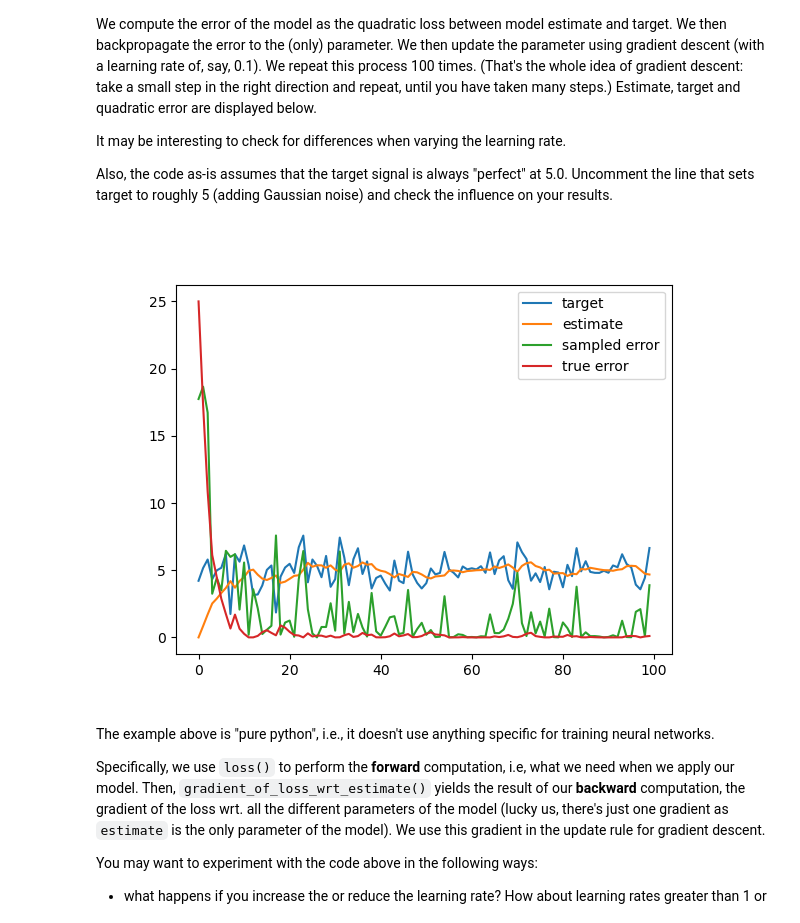
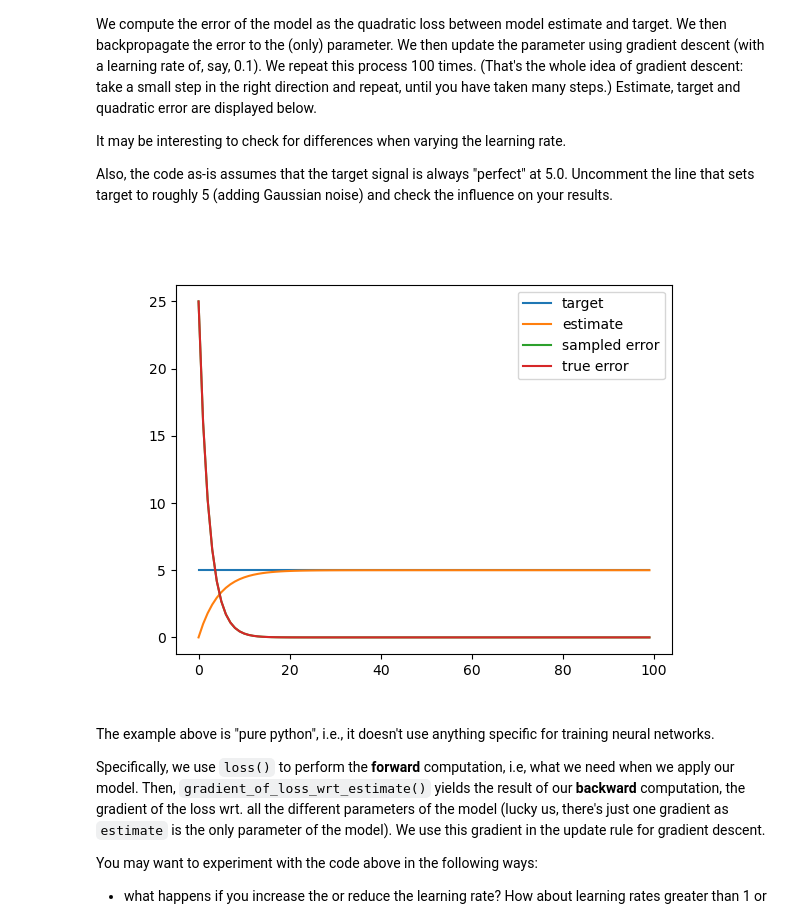
Before and after one commit to timobaumann/fobi-neuronale-netze, a Jupyter notebook: PyTorch.ipynb, the cells around one changed output. Saved outputs shown, nothing was run; the diff lists cells and outputs as text; code cells hidden in the pictures.

```diff
--- a/PyTorch.ipynb
+++ b/PyTorch.ipynb
@@ -57,35 +57,35 @@ def loss(estimate, target):
     very standard quadratic loss.
     by taking the square, we neglect small errors and amplify large errors
     (and we automatically neglect the sign of the error)
     '''
     return (target - estimate) ** 2
 
 def gradient_of_loss_wrt_estimate(estimate, target):
     '''
     computes how the loss changes when the estimate changes
     This is the derivative of the loss function
     '''
     return 2 * (target - estimate)
 
 # in gradient descent, we take many small steps (here: 100) and repeatedly change
 # the estimate according to the derivative of the parameters wrt to the error
 # using a small learning rate (which increases the number of steps necessary but
 # makes learning more robust to noise).
 # an alternative to a predetermined number of steps is checking performance on held-out
 # data and stopping after no improvements occur, or stopping once the loss stops to improve.
 for iteration in range(100):
-    target = random.normalvariate(true_target, noise_level) # this version varies the input (what you get with "data" drawn from some underlying distribution
+    # target = random.normalvariate(true_target, noise_level) # this version varies the input (what you get with "data" drawn from some underlying distribution
     error = loss(estimate, target)
     plot_data["target"].append(target)
     plot_data["estimate"].append(estimate)
     plot_data["sampled error"].append(error)
     plot_data["true error"].append(loss(estimate, true_target))
     derivative_of_error = gradient_of_loss_wrt_estimate(estimate, target)
     estimate += learning_rate * derivative_of_error # gradient descent!
 
 plot(plot_data)
 # %% [output]
-[figure, old version]
+[figure, new version]
 # %% [markdown]
 The example above is "pure python", i.e., it doesn't use anything specific for training neural networks.
 
```
Also changed, not shown: parts of 2 cells of this notebook.
